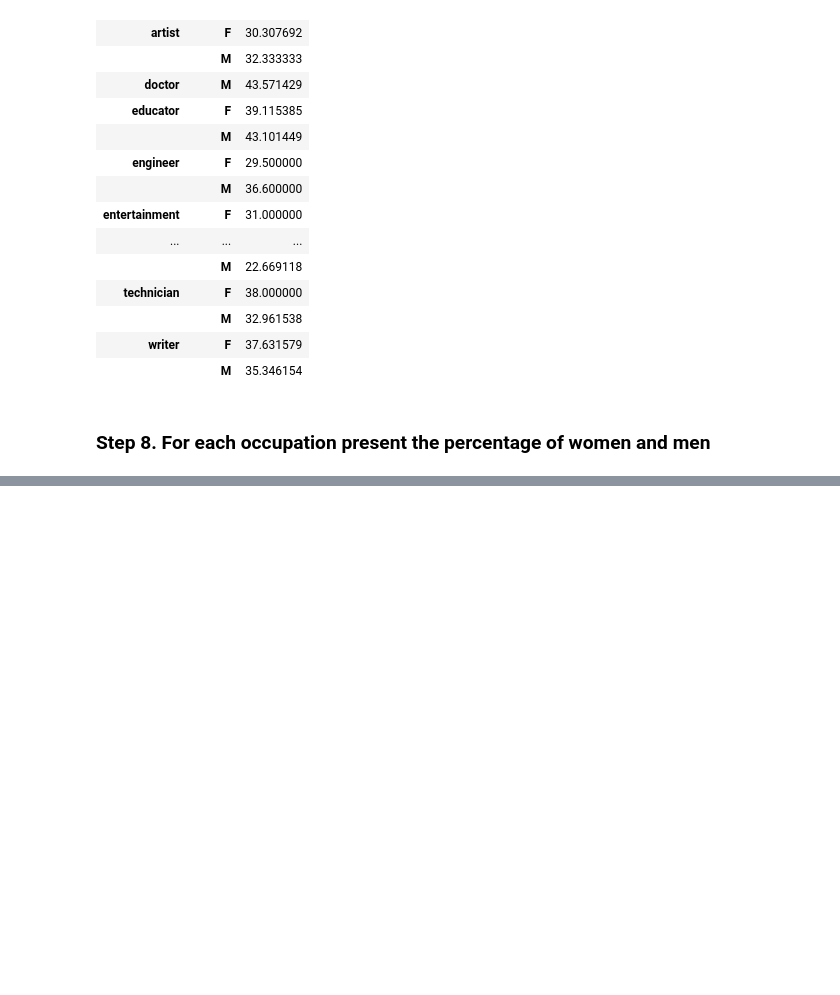
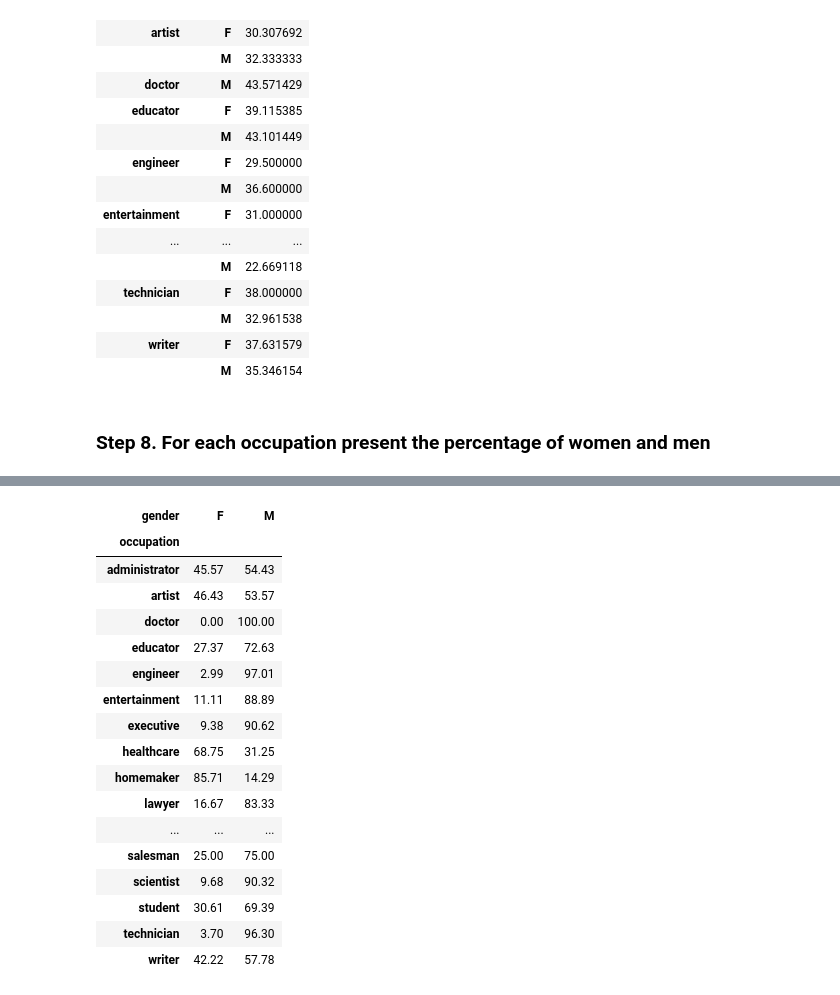
Before and after one commit to pauly51994/nyc-mhtn-ds-071519-lectures, a Jupyter notebook: week-4/Pandas/Pandas_groupby/occupation_practice.ipynb, the cells around one changed output, grey strips where cells are left out. Saved outputs shown, nothing was run; the diff lists cells and outputs as text; code cells hidden in the pictures; blank space fills up the shorter version.

```diff
--- a/week-4/Pandas/Pandas_groupby/occupation_practice.ipynb
+++ b/week-4/Pandas/Pandas_groupby/occupation_practice.ipynb
@@ -156,0 +134,21 @@ Name: gender, dtype: float64
+# %%
+users.groupby('occupation')['gender'].value_counts().unstack().fillna(0).apply(lambda x: round((x/sum(x))*100,2), axis=1)
+# %% [output]
+| gender | F | M |
+| occupation |  |  |
+| administrator | 45.57 | 54.43 |
+| artist | 46.43 | 53.57 |
+| doctor | 0.00 | 100.00 |
+| educator | 27.37 | 72.63 |
+| engineer | 2.99 | 97.01 |
+| entertainment | 11.11 | 88.89 |
+| executive | 9.38 | 90.62 |
+| healthcare | 68.75 | 31.25 |
+| homemaker | 85.71 | 14.29 |
+| lawyer | 16.67 | 83.33 |
+| ... | ... | ... |
+| salesman | 25.00 | 75.00 |
+| scientist | 9.68 | 90.32 |
+| student | 30.61 | 69.39 |
+| technician | 3.70 | 96.30 |
+| writer | 42.22 | 57.78 |
```
Also changed, not shown: parts of 4 cells of this notebook, 1 other file.
